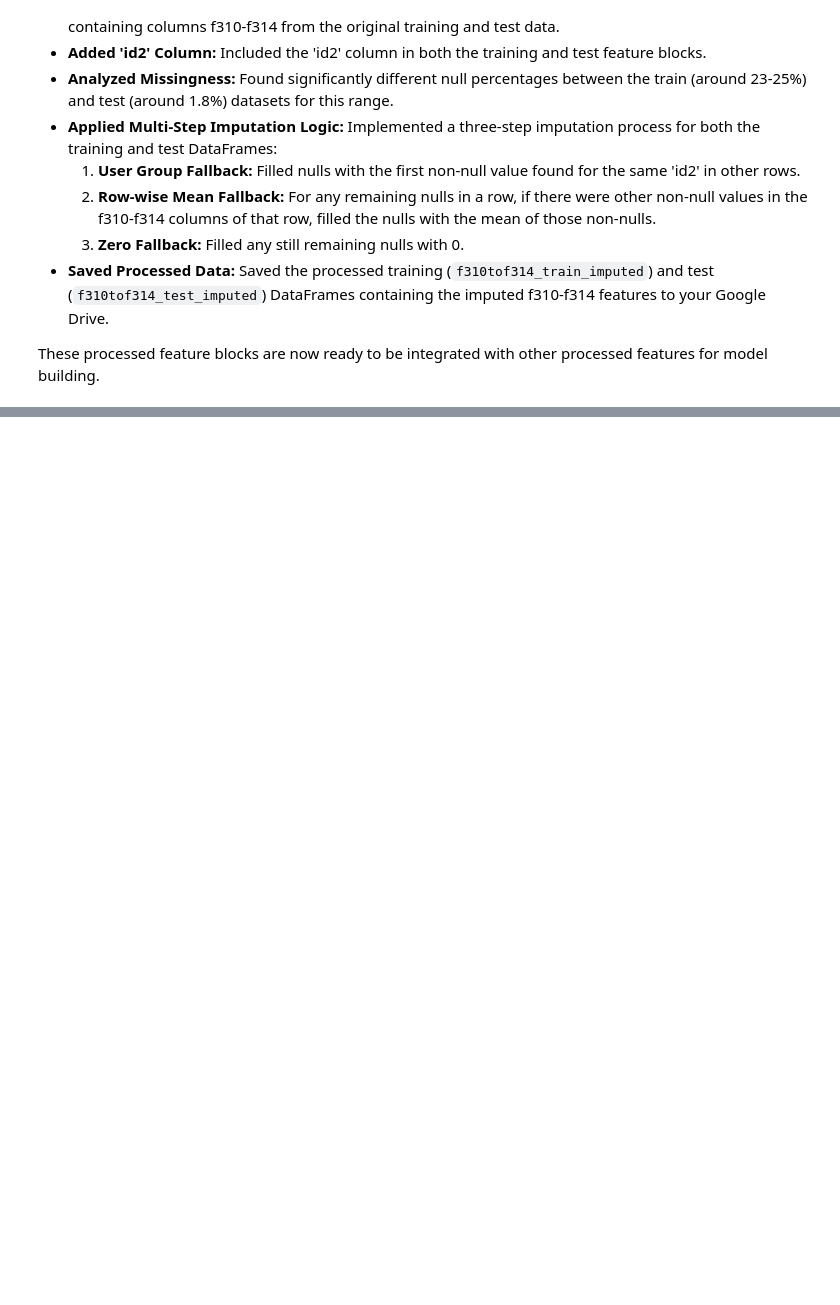
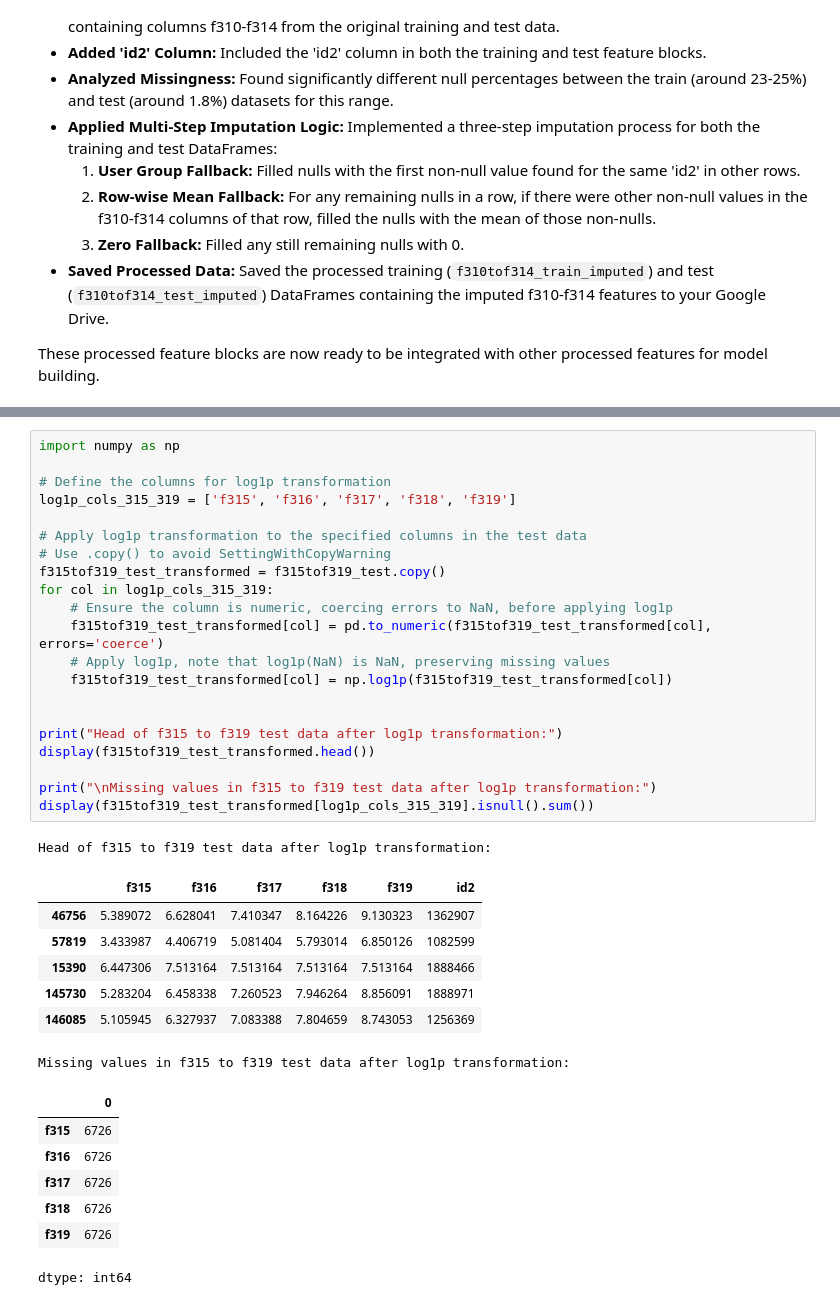
Before and after one commit to rishabh-0042/American_Express_Hackathon_25-2025, a Jupyter notebook: AMEXHackathon_2.ipynb, the cells around one changed output, grey strips where cells are left out. Saved outputs shown, nothing was run; the diff lists cells and outputs as text; blank space fills up the shorter version.

```diff
--- a/AMEXHackathon_2.ipynb
+++ b/AMEXHackathon_2.ipynb
@@ -1539,0 +1706,37 @@ These processed feature blocks are now ready to be integrated with other process
+# %%
+import numpy as np
+
+# Define the columns for log1p transformation
+log1p_cols_315_319 = ['f315', 'f316', 'f317', 'f318', 'f319']
+
+# Apply log1p transformation to the specified columns in the test data
+# Use .copy() to avoid SettingWithCopyWarning
+f315tof319_test_transformed = f315tof319_test.copy()
+for col in log1p_cols_315_319:
+    # Ensure the column is numeric, coercing errors to NaN, before applying log1p
+    f315tof319_test_transformed[col] = pd.to_numeric(f315tof319_test_transformed[col], errors='coerce')
+    # Apply log1p, note that log1p(NaN) is NaN, preserving missing values
+    f315tof319_test_transformed[col] = np.log1p(f315tof319_test_transformed[col])
+
+
+print("Head of f315 to f319 test data after log1p transformation:")
+display(f315tof319_test_transformed.head())
+
+print("\nMissing values in f315 to f319 test data after log1p transformation:")
+display(f315tof319_test_transformed[log1p_cols_315_319].isnull().sum())
+# %% [output]
+Head of f315 to f319 test data after log1p transformation:
+|  | f315 | f316 | f317 | f318 | f319 | id2 |
+| 46756 | 5.389072 | 6.628041 | 7.410347 | 8.164226 | 9.130323 | 1362907 |
+| 57819 | 3.433987 | 4.406719 | 5.081404 | 5.793014 | 6.850126 | 1082599 |
+| 15390 | 6.447306 | 7.513164 | 7.513164 | 7.513164 | 7.513164 | 1888466 |
+| 145730 | 5.283204 | 6.458338 | 7.260523 | 7.946264 | 8.856091 | 1888971 |
+| 146085 | 5.105945 | 6.327937 | 7.083388 | 7.804659 | 8.743053 | 1256369 |
+Missing values in f315 to f319 test data after log1p transformation:
+|  | 0 |
+| f315 | 6726 |
+| f316 | 6726 |
+| f317 | 6726 |
+| f318 | 6726 |
+| f319 | 6726 |
+dtype: int64
```
Also changed, not shown: parts of 23 cells of this notebook.
